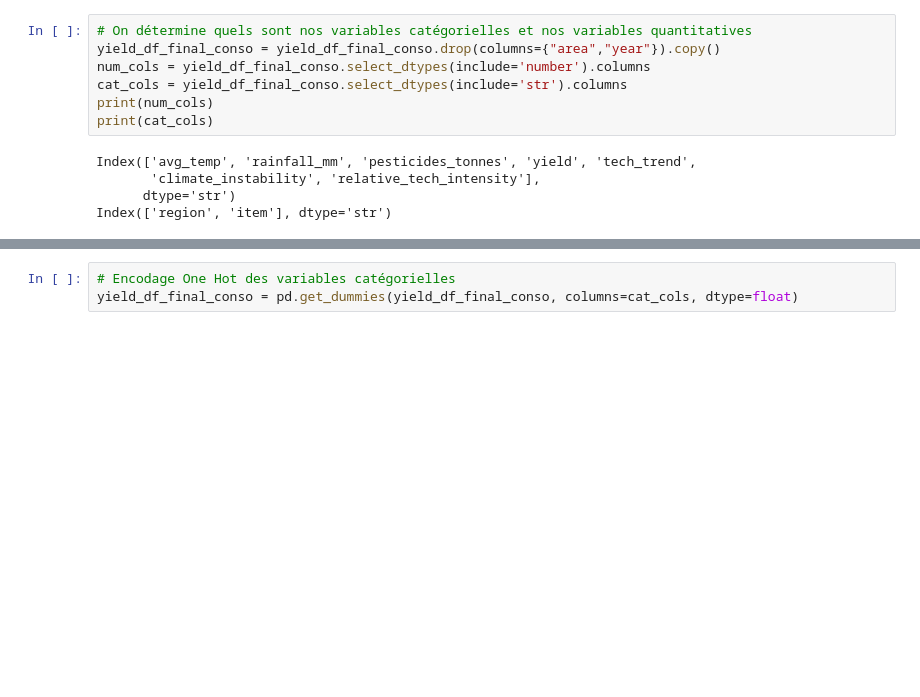
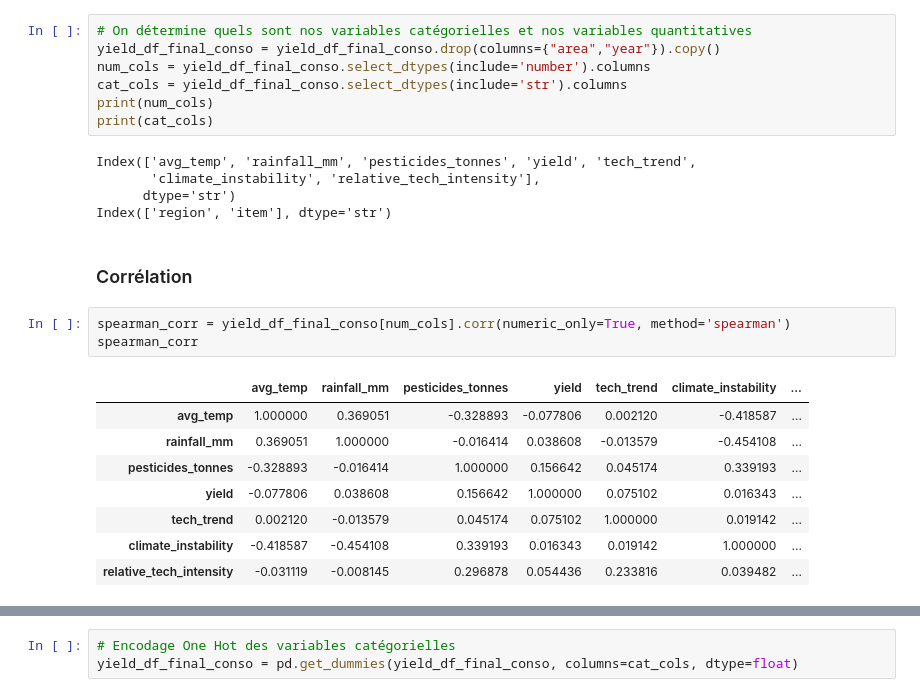
Before and after one commit to SCFlorian/Systeme_recommandation_agricole, a Jupyter notebook: notebooks/notebook_feature_engineering.ipynb, the cells around one changed output, grey strips where cells are left out. Drawn from its saved outputs; the diff is of its cells as text; blank space fills up the shorter version.

```diff
--- a/notebooks/notebook_feature_engineering.ipynb
+++ b/notebooks/notebook_feature_engineering.ipynb
@@ -602,3 +592,17 @@ Index(['avg_temp', 'rainfall_mm', 'pesticides_tonnes', 'yield', 'tech_trend',
        'climate_instability', 'relative_tech_intensity'],
       dtype='str')
 Index(['region', 'item'], dtype='str')
+# %% [markdown]
+### Corrélation
+# %%
+spearman_corr = yield_df_final_conso[num_cols].corr(numeric_only=True, method='spearman')
+spearman_corr
+# %% [output]
+|  | avg_temp | rainfall_mm | pesticides_tonnes | yield | tech_trend | climate_instability | ... |
+| avg_temp | 1.000000 | 0.369051 | -0.328893 | -0.077806 | 0.002120 | -0.418587 | ... |
+| rainfall_mm | 0.369051 | 1.000000 | -0.016414 | 0.038608 | -0.013579 | -0.454108 | ... |
+| pesticides_tonnes | -0.328893 | -0.016414 | 1.000000 | 0.156642 | 0.045174 | 0.339193 | ... |
+| yield | -0.077806 | 0.038608 | 0.156642 | 1.000000 | 0.075102 | 0.016343 | ... |
+| tech_trend | 0.002120 | -0.013579 | 0.045174 | 0.075102 | 1.000000 | 0.019142 | ... |
+| climate_instability | -0.418587 | -0.454108 | 0.339193 | 0.016343 | 0.019142 | 1.000000 | ... |
+| relative_tech_intensity | -0.031119 | -0.008145 | 0.296878 | 0.054436 | 0.233816 | 0.039482 | ... |
```
Also changed, not shown: parts of 16 cells of this notebook, 1 other file.
